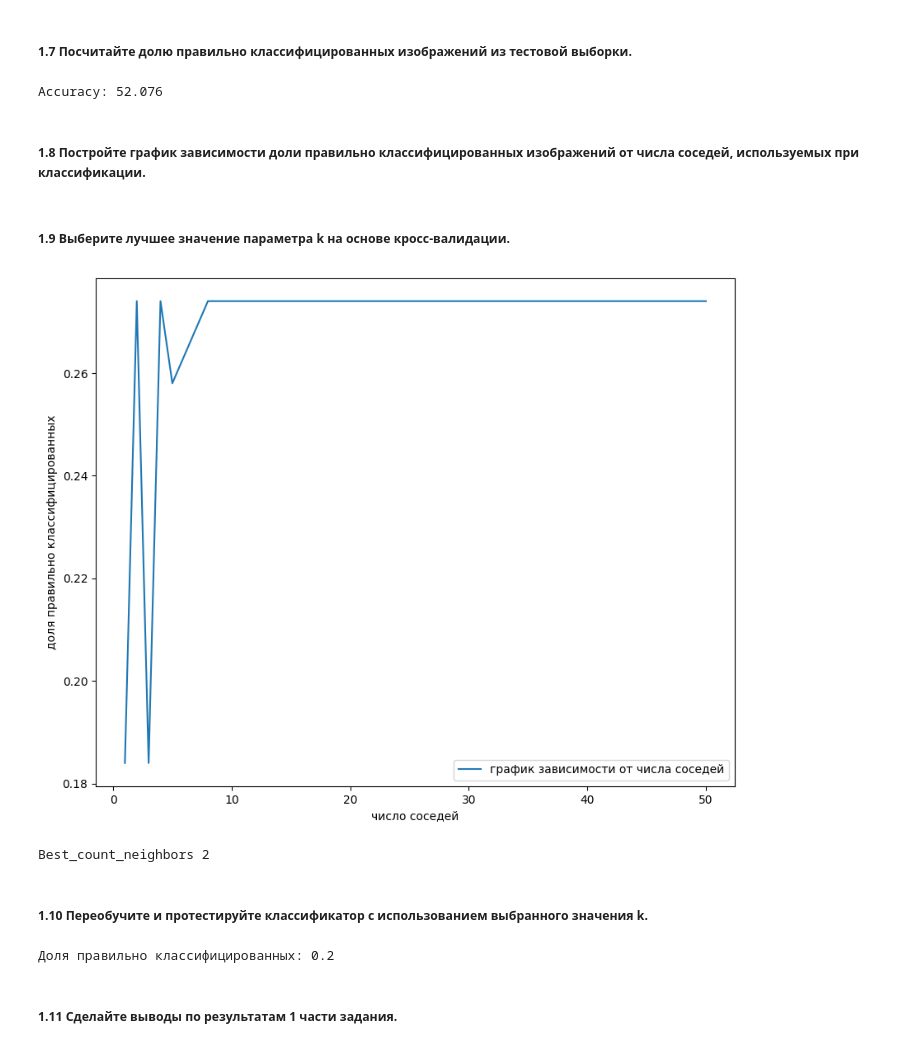
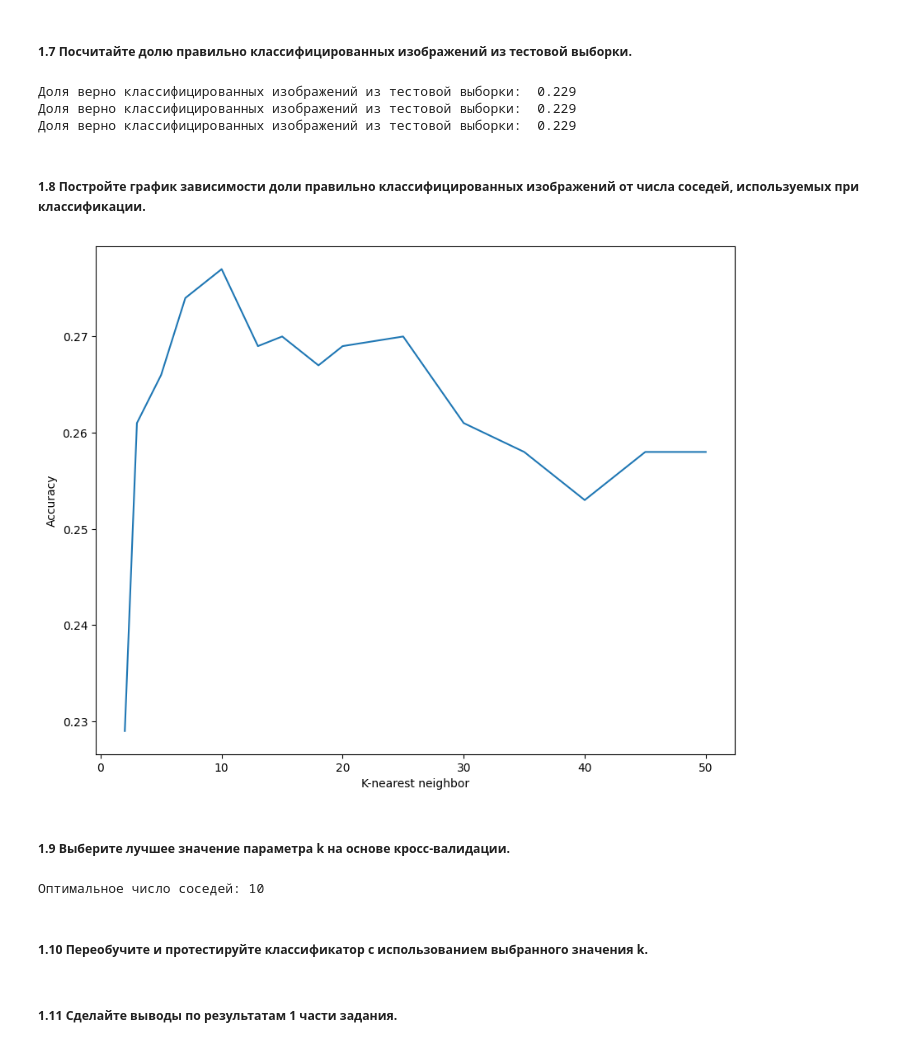
Before and after one commit to AnastasiaH0hlova/Neural, a Jupyter notebook: lab1.ipynb, the cells around one changed output. Drawn from its saved outputs; the diff is of its cells as text; code cells hidden in the pictures.

```diff
--- a/lab1.ipynb
+++ b/lab1.ipynb
@@ -156,17 +153,20 @@ plt.imshow(dists_no_loops, interpolation = 'none')
 # %% [markdown]
 ##### 1.7 Посчитайте долю правильно классифицированных изображений из тестовой выборки.
-# %%
-def accuracy(y_true: np.ndarray, y_pred: np.ndarray) -> float:
-    return np.sum(y_pred == y_true) / np.sum(y_true.shape)
-
-knn_y_test_predicts = classifier_KNN.predict_labels(dists_two_loops)
-print(f"Accuracy: {accuracy(knn_y_test_predicts, y_test_new)}")
-
-y_test_new_array = []
-for i in range (y_test_new.shape[0]):
-    y_test_new_array.append(np.float64(y_test_new[i][0]))
-y_test_new_array = np.array(y_test_new_array)
-# %% [output]
-Accuracy: 52.076
+# %%
+y_pred = classifier_KNN.predict_labels(dists_no_loops, k = 2)
+correctly_classified = np.sum(y_pred == y_test) / len(y_pred)
+print('Доля верно классифицированных изображений из тестовой выборки: ', correctly_classified)
+
+y_pred = classifier_KNN.predict_labels(dists_one_loop, k = 2)
+correctly_classified = np.sum(y_pred == y_test) / len(y_pred)
+print('Доля верно классифицированных изображений из тестовой выборки: ', correctly_classified)
+
+y_pred = classifier_KNN.predict_labels(dists_two_loops, k = 2)
+correctly_classified = np.sum(y_pred == y_test) / len(y_pred)
+print('Доля верно классифицированных изображений из тестовой выборки: ', correctly_classified)
+# %% [output]
+Доля верно классифицированных изображений из тестовой выборки:  0.229
+Доля верно классифицированных изображений из тестовой выборки:  0.229
+Доля верно классифицированных изображений из тестовой выборки:  0.229
 # %% [markdown]
 ##### 1.8 Постройте график зависимости доли правильно классифицированных изображений от числа соседей, используемых при классификации.
@@ -187,31 +173,25 @@ for k in neighbors:
+# %%
+neighbors_count_arr = [2,3,5,7,10,13,15,18,20,25,30,35,40,45,50]
+accuracy = {}
+for neighbor_count in neighbors_count_arr:
+    knn_classifier = KNearestNeighbor()
+    knn_classifier.train(x_train, y_train)
+    dists_two_loops = knn_classifier.compute_distances_no_loops(x_test)
+    y_pred = knn_classifier.predict_labels(dists_two_loops, k = neighbor_count)
+    accuracy[neighbor_count] = np.sum(y_pred == y_test) / len(y_pred)
+
+plt.plot(neighbors_count_arr, accuracy.values())
+plt.xlabel("K-nearest neighbor")
+plt.ylabel("Accuracy")
+plt.show()
+# %% [output]
+[figure, added]
 # %% [markdown]
 ##### 1.9 Выберите лучшее значение параметра k на основе кросс-валидации.
-# %%
-# график зависимости
-
-plt.plot(neighbors, knn_accuracy, label = 'график зависимости от числа соседей')
-
-
-plt.legend()
-plt.xlabel('число соседей')
-plt.ylabel('доля правильно классифицированных')
-plt.show()
-
-best_neighbors = max(accur, key = accur.get)
-print('Best_count_neighbors', best_neighbors)
-# %% [output]
-[figure, removed]
-Best_count_neighbors 2
+# %%
+best_neighbors_count = max(accuracy, key = accuracy.get)
+print('Оптимальное число соседей:', best_neighbors_count)
+# %% [output]
+Оптимальное число соседей: 10
 # %% [markdown]
 ##### 1.10 Переобучите и протестируйте классификатор с использованием выбранного значения k.
-# %%
-model_KNN_best = KNearestNeighbor()
-model_KNN_best.train(x_train_new, y_train_new)
-
-y_test_pred_two_loops = model_KNN_best.predict_labels(dists_two_loops, k = 5)
-
-
-print ('Доля правильно классифицированных:',
-       np.sum(y_test_pred_two_loops == y_test_new_array) / num_test)
-# %% [output]
-Доля правильно классифицированных: 0.2
```
Also changed, not shown: parts of 18 cells of this notebook, 1 other file.
